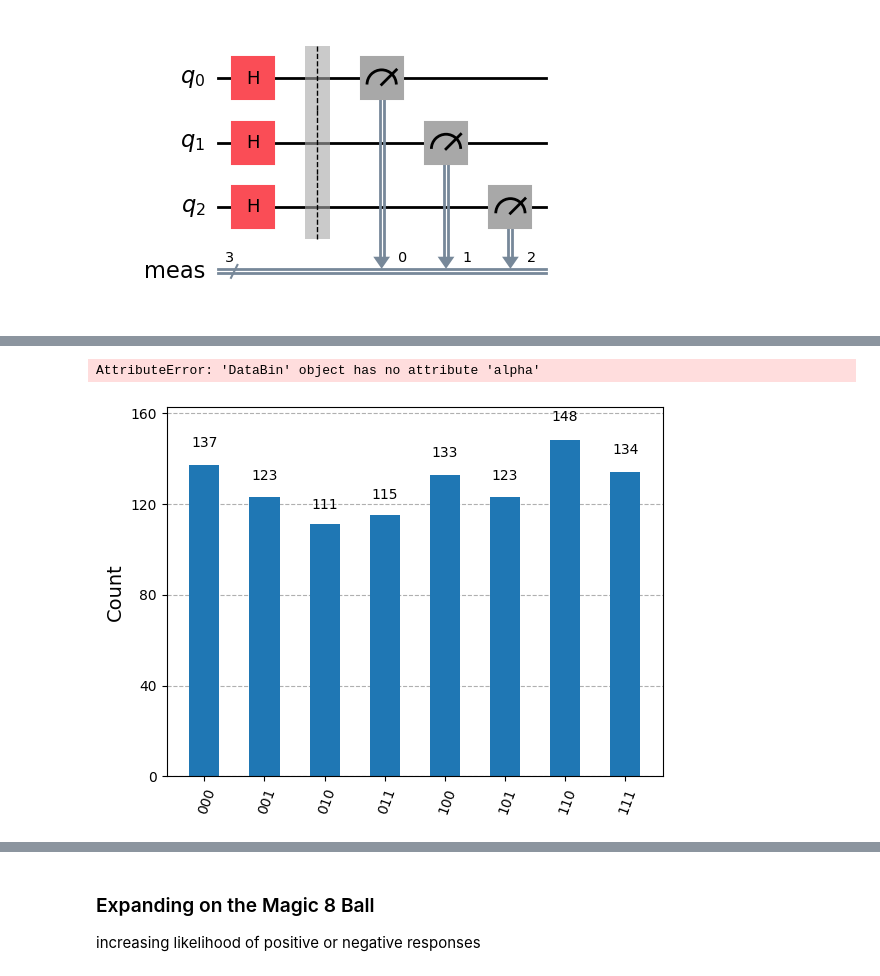
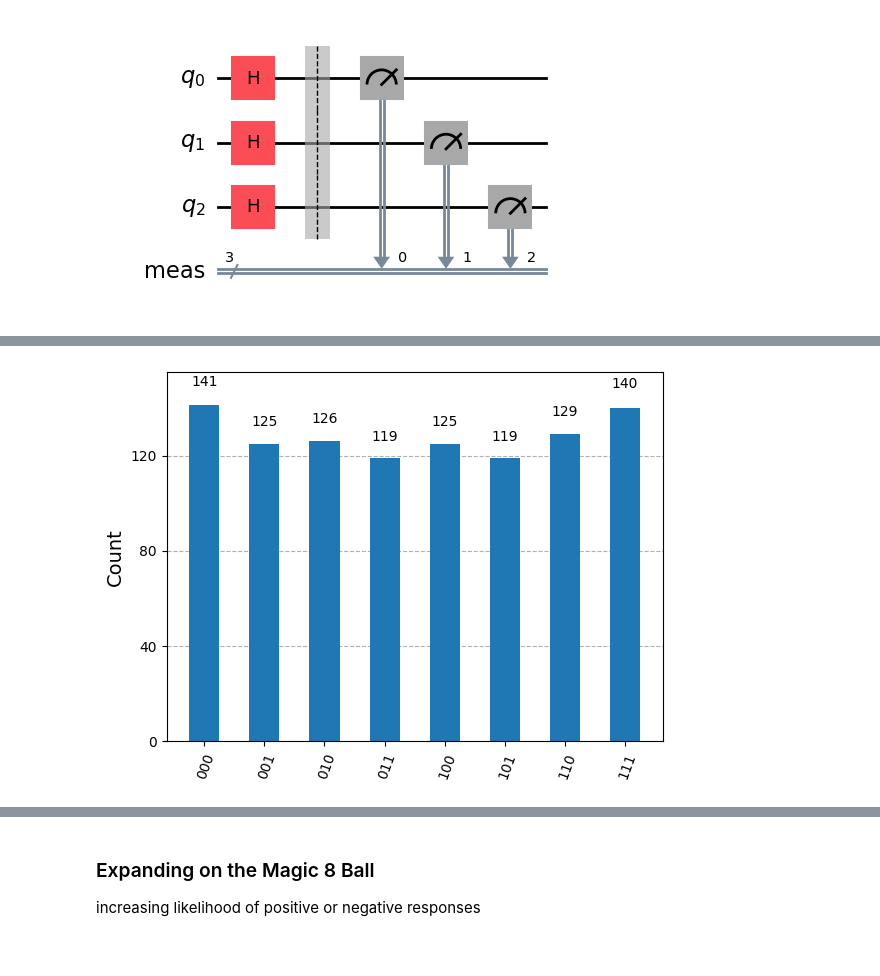
Before and after one commit to annaliese-estes/techxchange-lab-2024, a Jupyter notebook: Qiskit_Lab.ipynb, the cells around one changed output, grey strips where cells are left out. Cells and saved outputs as stored; diff of their text form; code cells hidden in the pictures.

```diff
--- a/Qiskit_Lab.ipynb
+++ b/Qiskit_Lab.ipynb
@@ -83,24 +63,12 @@ qc.draw("mpl")
 # %%
 # invoke the Sampler, run our circuit 1024 times to prove equal superposition, and display resulting measurements
 
-# sampler = StatevectorSampler()
-# pub = (qc)
-# job_sampler = sampler.run([pub], shots=1024)
+sampler = StatevectorSampler()
+pub = (qc)
+job_sampler = sampler.run([pub], shots=1024)
 
-# result_sampler = job_sampler.result()
-# counts_sampler = result_sampler[0].data.meas.get_counts()
+result_sampler = job_sampler.result()
+counts_sampler = result_sampler[0].data.meas.get_counts()
 
-# print(counts_sampler)
-
-# comment out all above and uncomment below to run on real hardware
-from qiskit_ibm_runtime import QiskitRuntimeService
-from qiskit_ibm_runtime import SamplerV2 as Sampler
-
-service = QiskitRuntimeService(channel="ibm_quantum", token="e7b2b7b8c70f5cbc733c9c1cf4b6a770df493907dc5a27d3740f11384a163513f5e62f4cccade94c84a9f5eb0fb9b0d6822349901b3c2b9c64d2920f55bd8f2e")
-backend = service.least_busy(simulator=False, operational=True)
-
-pm = generate_preset_pass_manager(backend=backend, optimization_level=1)
-isa_circuit = pm.run(qc)
-
-isa_circuit.draw('mpl', idle_wires=False)
+print(counts_sampler)
 # %% [output]
@@ -108,6 +75,0 @@ isa_circuit.draw('mpl', idle_wires=False)
-# %%
-sampler = Sampler(mode=backend)
-job = sampler.run([isa_circuit], shots=1024)
-result = job.result()
-# %% [output]
-AttributeError: 'DataBin' object has no attribute 'alpha'
@@ -124,11 +76,8 @@ job_result = job.result()
 # %%
 # plot your results
-# plot_histogram(counts_sampler)
-
-# plot real results
-plot_histogram(counts)
+plot_histogram(counts_sampler)
 # %% [output]
-[figure, old version]
+[figure, new version]
 # %%
 # invoke the Sampler, run our circuit once to get a result for the Magic 8 Ball, and display resulting measurement
 
```
Also changed, not shown: parts of 14 cells of this notebook.
